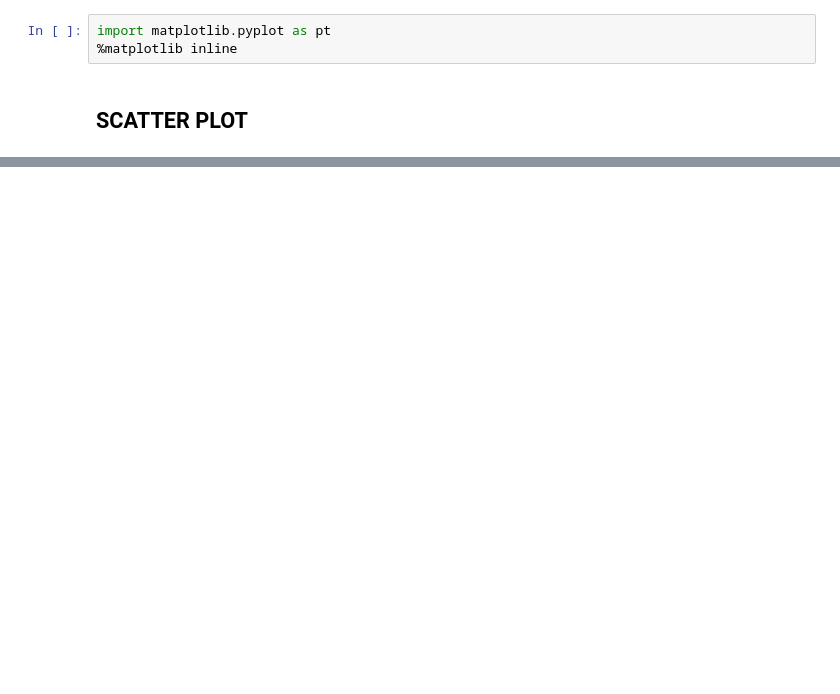
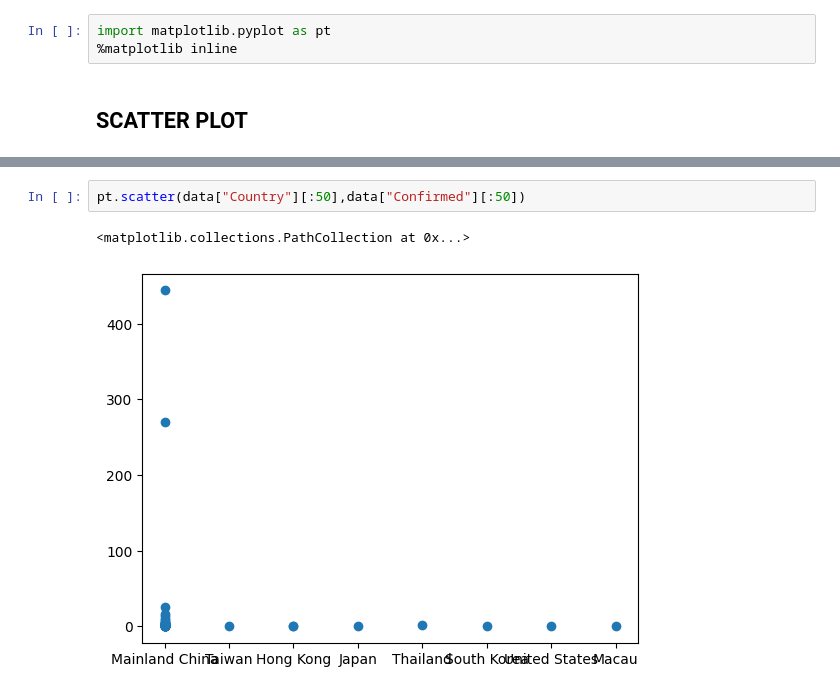
Before and after one commit to Vaisalee/sem-5, a Jupyter notebook: Data Visualization.ipynb, the cells around one changed output, grey strips where cells are left out. Saved outputs shown, nothing was run; the diff lists cells and outputs as text; blank space fills up the shorter version.

```diff
--- a/Data Visualization.ipynb
+++ b/Data Visualization.ipynb
@@ -30,0 +31,5 @@ pt.scatter(data["sepal.length"],data["petal.length"])
+# %%
+pt.scatter(data["Country"][:50],data["Confirmed"][:50])
+# %% [output]
+<matplotlib.collections.PathCollection at 0x...>
+[figure, added]
```
Also changed, not shown: parts of 4 cells of this notebook.
